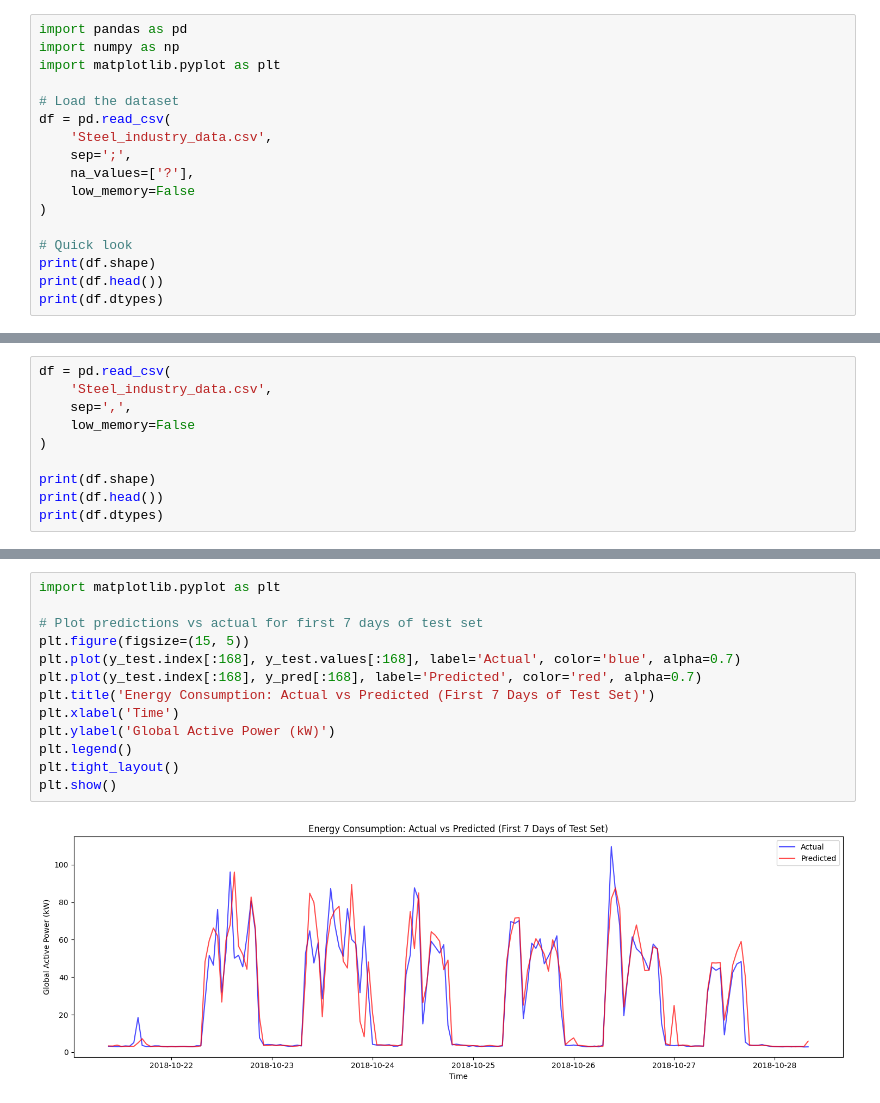
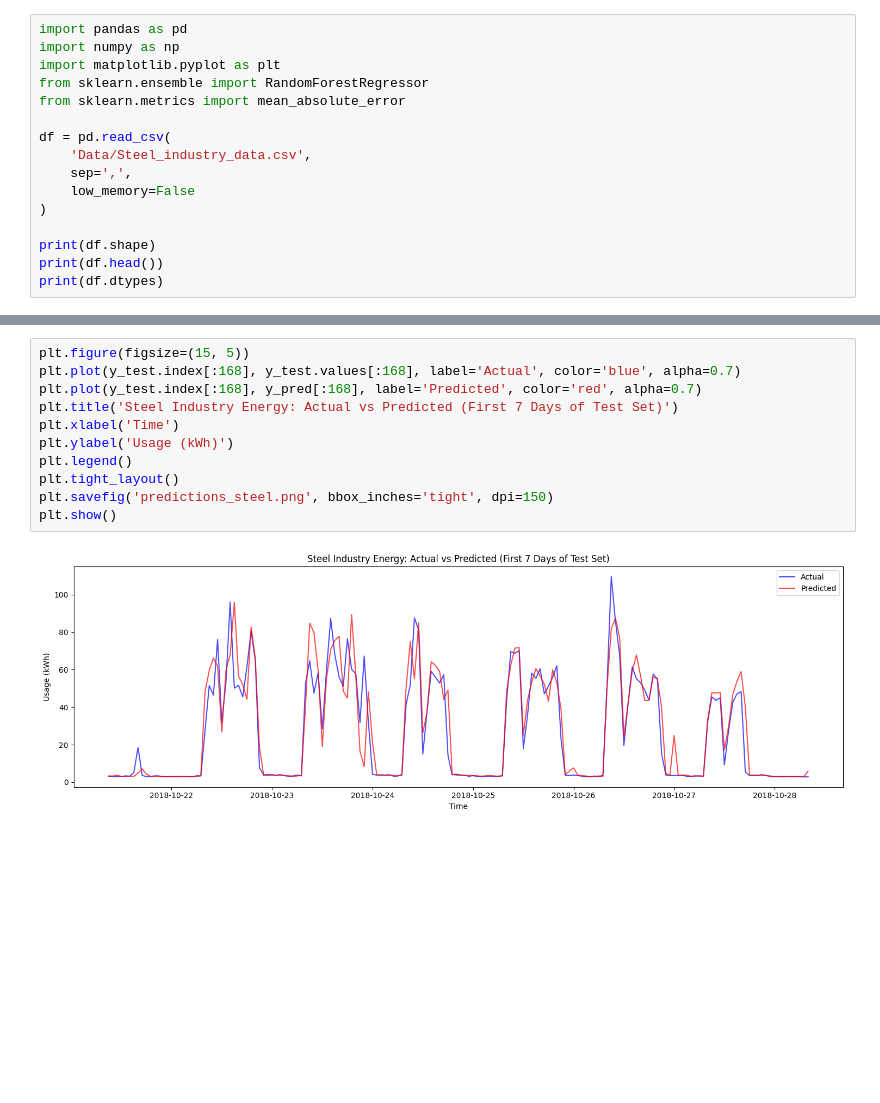
Before and after one commit to geeorgepaull/Energy-Consumption-Predictor, a Jupyter notebook: Steel Industry.ipynb, the cells around one changed output, grey strips where cells are left out. Cells and saved outputs as stored; diff of their text form; blank space fills up the shorter version.

Commit message:
Added Images

```diff
--- a/Steel Industry.ipynb
+++ b/Steel Industry.ipynb
@@ -7,16 +2,15 @@ CompletedProcess(args=['pip', 'install', 'pandas', 'numpy', 'matplotlib', 'sciki
 import pandas as pd
 import numpy as np
 import matplotlib.pyplot as plt
+from sklearn.ensemble import RandomForestRegressor
+from sklearn.metrics import mean_absolute_error
 
-# Load the dataset
 df = pd.read_csv(
-    'Steel_industry_data.csv',
-    sep=';',
-    na_values=['?'],
+    'Data/Steel_industry_data.csv',
+    sep=',',
     low_memory=False
 )
 
-# Quick look
 print(df.shape)
 print(df.head())
 print(df.dtypes)
@@ -32,11 +34 @@ date,Usage_kWh,Lagging_Current_Reactive.Power_kVarh,Leading_Current_Reactive_Pow
 dtype: object
-# %%
-df = pd.read_csv(
-    'Steel_industry_data.csv',
-    sep=',',
-    low_memory=False
-)
-
-print(df.shape)
-print(df.head())
-print(df.dtypes)
@@ -196,17 +125,15 @@ Baseline MAE (always predict mean): 26.469 kW
 Improvement over baseline: 79.0%
 # %%
-import matplotlib.pyplot as plt
-
-# Plot predictions vs actual for first 7 days of test set
 plt.figure(figsize=(15, 5))
 plt.plot(y_test.index[:168], y_test.values[:168], label='Actual', color='blue', alpha=0.7)
 plt.plot(y_test.index[:168], y_pred[:168], label='Predicted', color='red', alpha=0.7)
-plt.title('Energy Consumption: Actual vs Predicted (First 7 Days of Test Set)')
+plt.title('Steel Industry Energy: Actual vs Predicted (First 7 Days of Test Set)')
 plt.xlabel('Time')
-plt.ylabel('Global Active Power (kW)')
+plt.ylabel('Usage (kWh)')
 plt.legend()
 plt.tight_layout()
+plt.savefig('predictions_steel.png', bbox_inches='tight', dpi=150)
 plt.show()
 # %% [output]
-[figure, old version]
+[figure, new version]
 # %%
```
Also changed, not shown: parts of 10 cells of this notebook, 4 other files.
